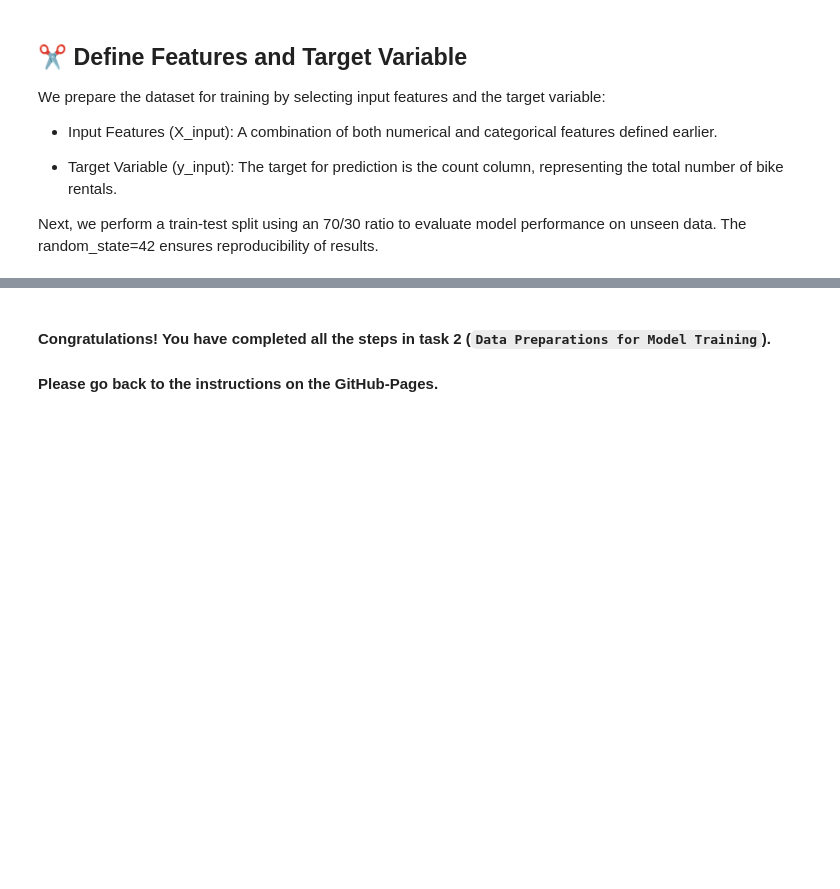
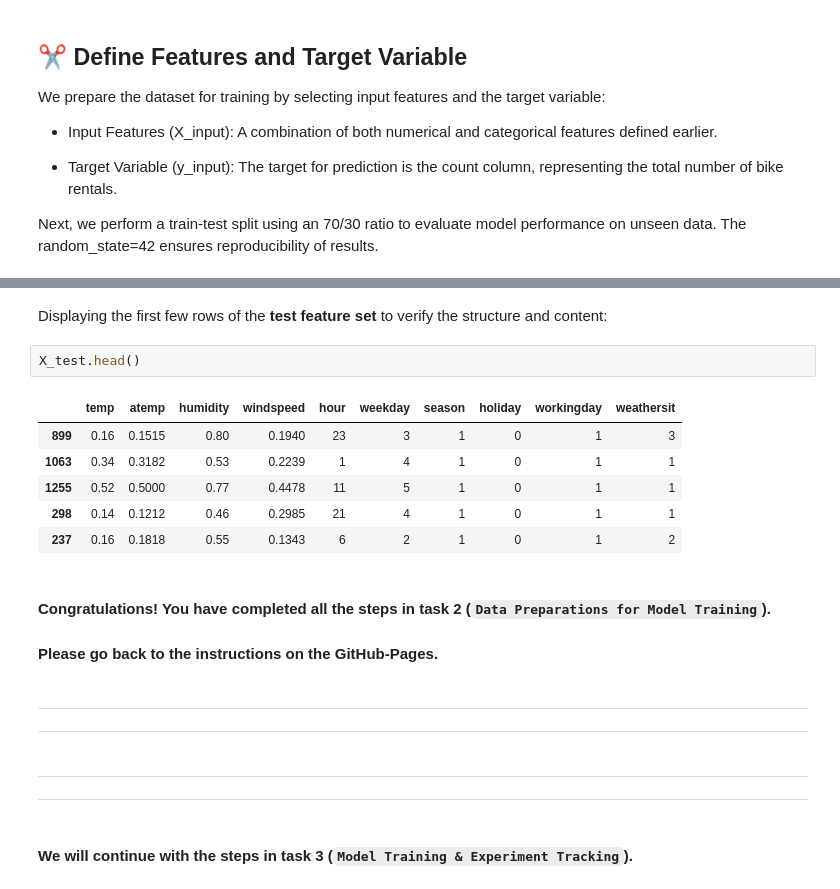
Before and after one commit to MohammadB88/MLOps-Workshop-Exercises, a Jupyter notebook: workshop_materials/bike_demand_forecasting/02_model_training.ipynb, the cells around one changed output, grey strips where cells are left out. Cells and saved outputs as stored; diff of their text form; blank space fills up the shorter version.

```diff
--- a/workshop_materials/bike_demand_forecasting/02_data_preparation.ipynb
+++ b/workshop_materials/bike_demand_forecasting/02_model_training.ipynb
@@ -98,3 +134,22 @@ X_train, X_test, y_train, y_test = ADD TRAIN_TEST_SPLIT FUNCTION HERE  # Replace
+# %% [markdown]
+Displaying the first few rows of the **test feature set** to verify the structure and content:
+# %%
+X_test.head()
+# %% [output]
+|  | temp | atemp | humidity | windspeed | hour | weekday | season | holiday | workingday | weathersit |
+| 899 | 0.16 | 0.1515 | 0.80 | 0.1940 | 23 | 3 | 1 | 0 | 1 | 3 |
+| 1063 | 0.34 | 0.3182 | 0.53 | 0.2239 | 1 | 4 | 1 | 0 | 1 | 1 |
+| 1255 | 0.52 | 0.5000 | 0.77 | 0.4478 | 11 | 5 | 1 | 0 | 1 | 1 |
+| 298 | 0.14 | 0.1212 | 0.46 | 0.2985 | 21 | 4 | 1 | 0 | 1 | 1 |
+| 237 | 0.16 | 0.1818 | 0.55 | 0.1343 | 6 | 2 | 1 | 0 | 1 | 2 |
 # %% [markdown]
 #### Congratulations! You have completed all the steps in task 2 (`Data Preparations for Model Training`).
 #### Please go back to the instructions on the GitHub-Pages.
+# %% [markdown]
+**************************************************
+**************************************************
+# %% [markdown]
+**************************************************
+**************************************************
+# %% [markdown]
+#### We will continue with the steps in task 3 (`Model Training & Experiment Tracking`).
```
Also changed, not shown: parts of 18 cells of this notebook, 19 other files.
